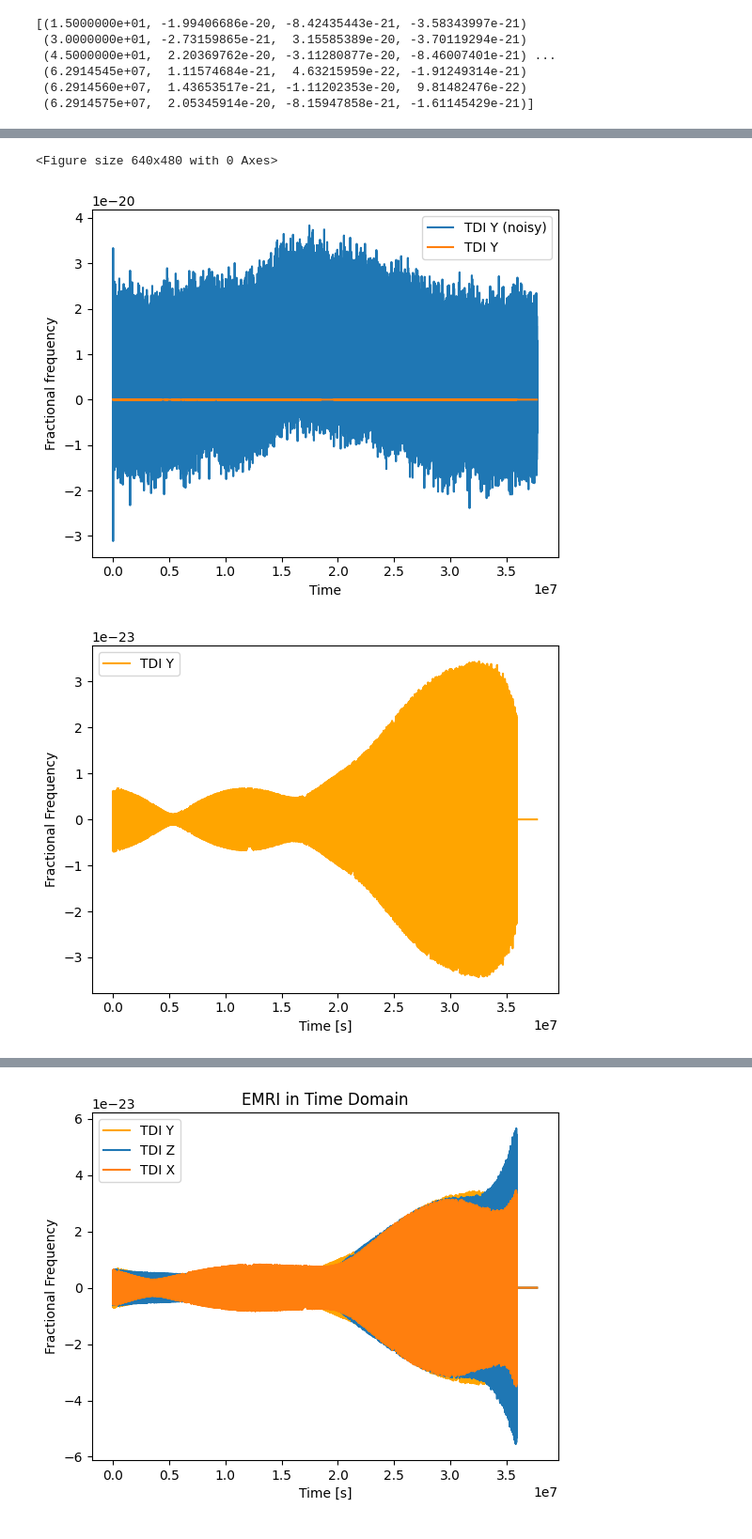
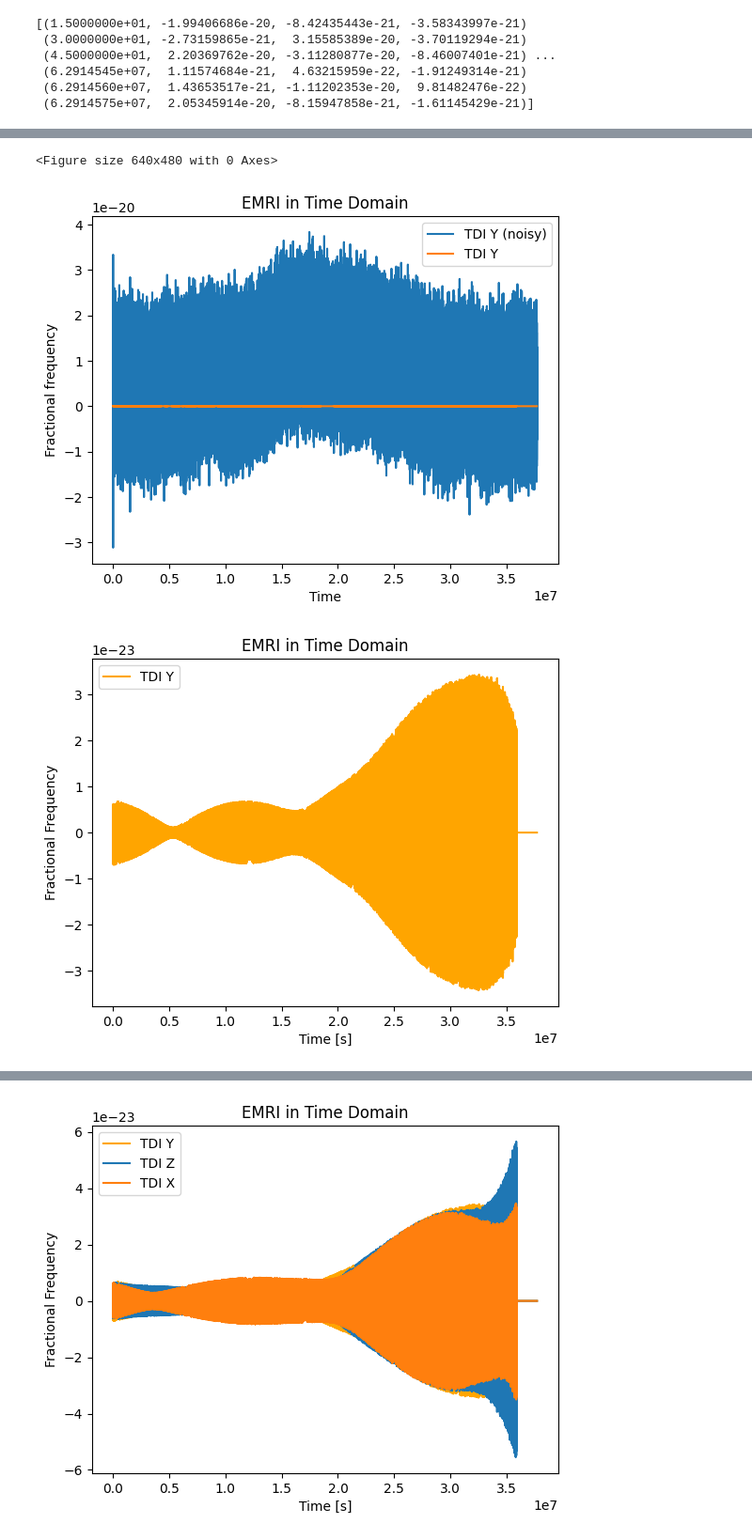
Before and after one commit to augustrainstorm/LISA-EMRI-Search, a Jupyter notebook: EMRI_Analysis.ipynb, the cells around one changed output, grey strips where cells are left out. Shown at 94% size. Cells and saved outputs as stored; diff of their text form; code cells hidden in the pictures.

```diff
--- a/EMRI_Analysis.ipynb
+++ b/EMRI_Analysis.ipynb
@@ -369,19 +224,21 @@ pandas
 # %%
 plt.figure(1)
 ax = df1_noise.iloc[0:2513800].plot(x = 'Time',y = 'TDI Y (noisy)')
 plt.xlabel("Time [s]")
 plt.ylabel("Fractional frequency")
+plt.title("EMRI in Time Domain")
 df1.iloc[0:2513800].plot(x = 'Time',y = 'TDI Y',color='orange')
 plt.xlabel("Time [s]")
 plt.ylabel("Fractional Frequency")
+plt.title("EMRI in Time Domain")
 df1_noise.iloc[0:2513800].plot(x = 'Time',y = 'TDI Y (noisy)')
 df1.iloc[0:2513800].plot(x = 'Time',y = 'TDI Y',ax=ax)
-
 plt.xlabel("Time [s]")
 plt.ylabel("Fractional frequency")
+plt.title("EMRI in Time Domain")
 plt.legend(loc='best')
 plt.show()
 # %% [output]
 <Figure size 640x480 with 0 Axes>
-[figure, old version]
+[figure, new version]
-[figure, old version]
+[figure, new version]
```
Also changed, not shown: parts of 47 cells of this notebook.
